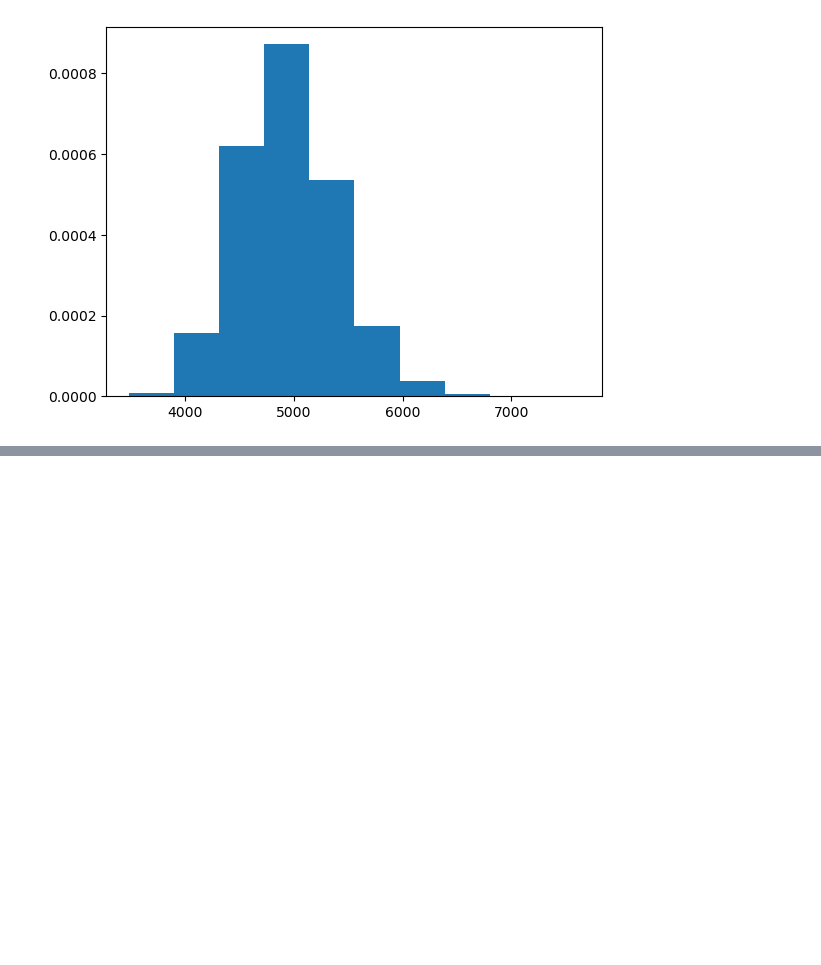
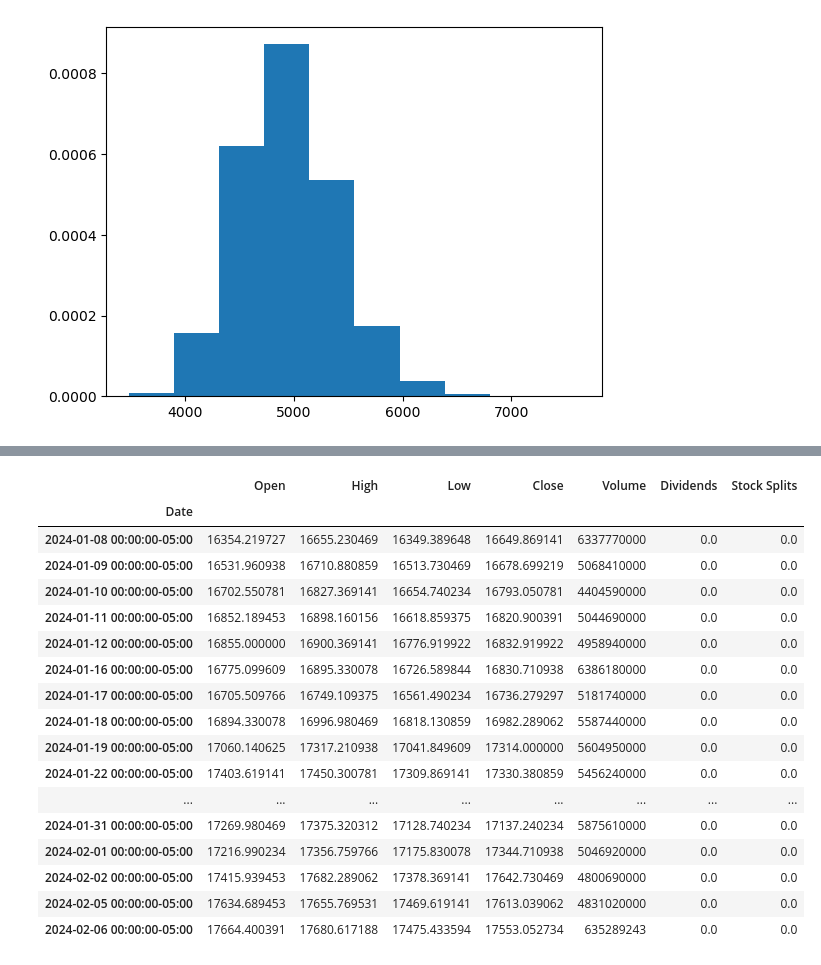
Before and after one commit to ijamil1/kalshi_mm, a Jupyter notebook: deep dive into Implied Probability and GBM processes.ipynb, the cells around one changed output, grey strips where cells are left out. Cells and saved outputs as stored; diff of their text form; code cells hidden in the pictures; blank space fills up the shorter version.

```diff
--- a/deep dive into Implied Probability and GBM processes.ipynb
+++ b/deep dive into Implied Probability and GBM processes.ipynb
@@ -375,0 +397,23 @@ plt.hist(res_list, density=True)
+# %%
+ndx = yf.Ticker('^NDX')
+# %%
+ndx.history()
+# %% [output]
+|  | Open | High | Low | Close | Volume | Dividends | Stock Splits |
+| Date |  |  |  |  |  |  |  |
+| 2024-01-08 00:00:00-05:00 | 16354.219727 | 16655.230469 | 16349.389648 | 16649.869141 | 6337770000 | 0.0 | 0.0 |
+| 2024-01-09 00:00:00-05:00 | 16531.960938 | 16710.880859 | 16513.730469 | 16678.699219 | 5068410000 | 0.0 | 0.0 |
+| 2024-01-10 00:00:00-05:00 | 16702.550781 | 16827.369141 | 16654.740234 | 16793.050781 | 4404590000 | 0.0 | 0.0 |
+| 2024-01-11 00:00:00-05:00 | 16852.189453 | 16898.160156 | 16618.859375 | 16820.900391 | 5044690000 | 0.0 | 0.0 |
+| 2024-01-12 00:00:00-05:00 | 16855.000000 | 16900.369141 | 16776.919922 | 16832.919922 | 4958940000 | 0.0 | 0.0 |
+| 2024-01-16 00:00:00-05:00 | 16775.099609 | 16895.330078 | 16726.589844 | 16830.710938 | 6386180000 | 0.0 | 0.0 |
+| 2024-01-17 00:00:00-05:00 | 16705.509766 | 16749.109375 | 16561.490234 | 16736.279297 | 5181740000 | 0.0 | 0.0 |
+| 2024-01-18 00:00:00-05:00 | 16894.330078 | 16996.980469 | 16818.130859 | 16982.289062 | 5587440000 | 0.0 | 0.0 |
+| 2024-01-19 00:00:00-05:00 | 17060.140625 | 17317.210938 | 17041.849609 | 17314.000000 | 5604950000 | 0.0 | 0.0 |
+| 2024-01-22 00:00:00-05:00 | 17403.619141 | 17450.300781 | 17309.869141 | 17330.380859 | 5456240000 | 0.0 | 0.0 |
+| ... | ... | ... | ... | ... | ... | ... | ... |
+| 2024-01-31 00:00:00-05:00 | 17269.980469 | 17375.320312 | 17128.740234 | 17137.240234 | 5875610000 | 0.0 | 0.0 |
+| 2024-02-01 00:00:00-05:00 | 17216.990234 | 17356.759766 | 17175.830078 | 17344.710938 | 5046920000 | 0.0 | 0.0 |
+| 2024-02-02 00:00:00-05:00 | 17415.939453 | 17682.289062 | 17378.369141 | 17642.730469 | 4800690000 | 0.0 | 0.0 |
+| 2024-02-05 00:00:00-05:00 | 17634.689453 | 17655.769531 | 17469.619141 | 17613.039062 | 4831020000 | 0.0 | 0.0 |
+| 2024-02-06 00:00:00-05:00 | 17664.400391 | 17680.617188 | 17475.433594 | 17553.052734 | 635289243 | 0.0 | 0.0 |
```
Also changed, not shown: parts of 20 cells of this notebook, 1 other file.
